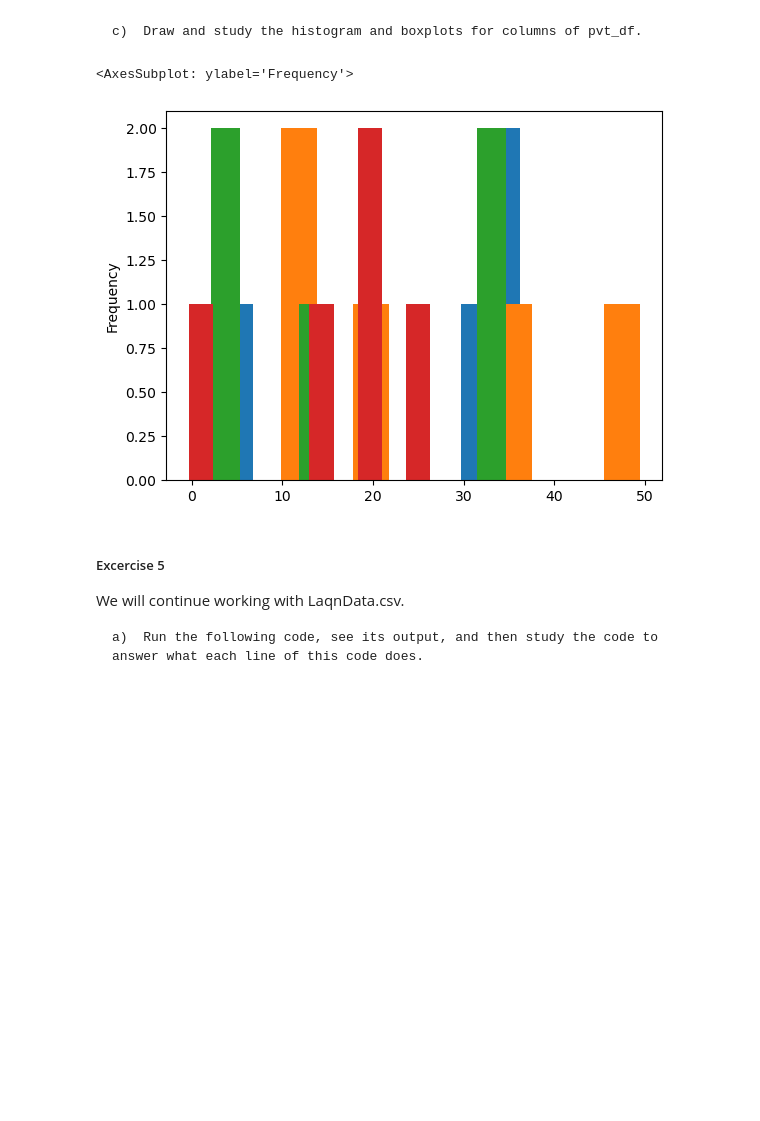
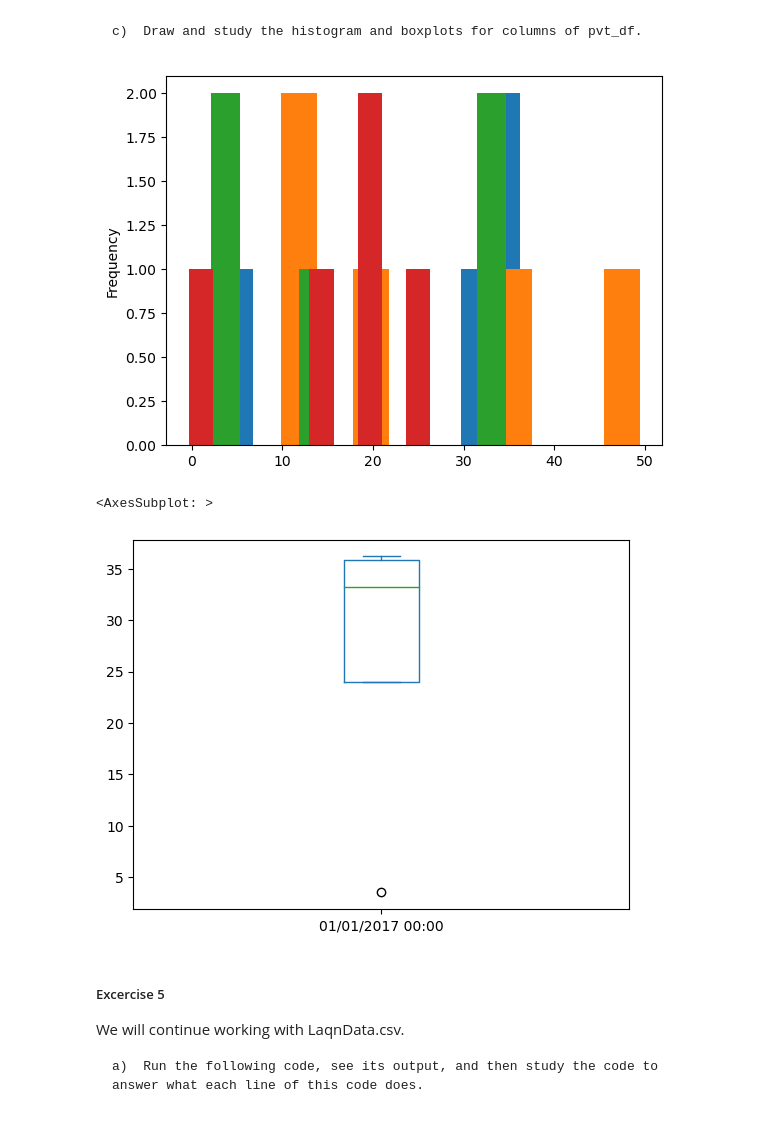
Before and after one commit to AtWillB/INST447_Exercises, a Jupyter notebook: Chapter01/Excercises Ch1.ipynb, the cells around one changed output. Drawn from its saved outputs; the diff is of its cells as text; code cells hidden in the pictures; blank space fills up the shorter version.

```diff
--- a/Chapter01/Excercises Ch1.ipynb
+++ b/Chapter01/Excercises Ch1.ipynb
@@ -315,14 +315,20 @@ pvt_df = air_df.pivot(index="Species", columns="ReadingDateTime", values="Value"
 # %% [markdown]
     c)	Draw and study the histogram and boxplots for columns of pvt_df.
 # %%
+#why do you care about columns? Wouldn't wou want to di this on the rows? Whaterver, here you are
+
 pvt_df.head()
 pvt_df["01/01/2017 00:00"].plot.hist()
 pvt_df["01/02/2017 00:00"].plot.hist()
 pvt_df["01/03/2017 00:00"].plot.hist()
 pvt_df["01/04/2017 00:00"].plot.hist()
+plt.show()
+
+pvt_df["01/01/2017 00:00"].plot.box()
 # %% [output]
+[figure]
-<AxesSubplot: ylabel='Frequency'>
+<AxesSubplot: >
-[figure]
+[figure, added]
 # %% [markdown]
 ##### Excercise 5
 
```
